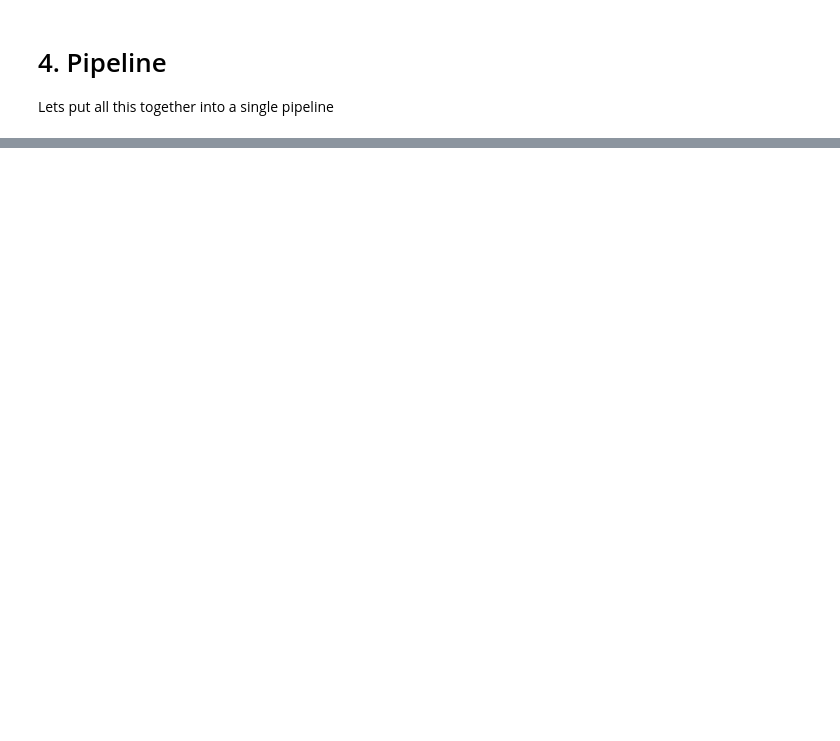
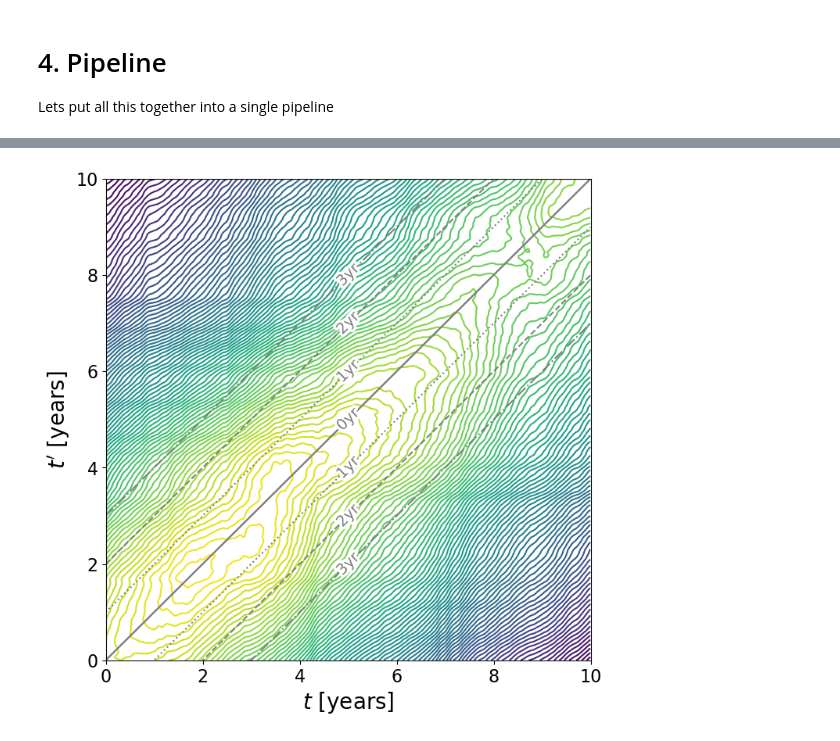
Before and after one commit to tomkimpson/SGWB_stationary, a Jupyter notebook: notebooks/demo.ipynb, the cells around one changed output, grey strips where cells are left out. Drawn from its saved outputs; the diff is of its cells as text; code cells hidden in the pictures; blank space fills up the shorter version.

```diff
--- a/notebooks/demo.ipynb
+++ b/notebooks/demo.ipynb
@@ -288,0 +285,4 @@ plot_1d(pulsars.t,array_1D)
+# %%
+plot_2d(pulsars.t,array_2D)
+# %% [output]
+[figure, added]
```
Also changed, not shown: parts of 6 cells of this notebook, 4 other files.
